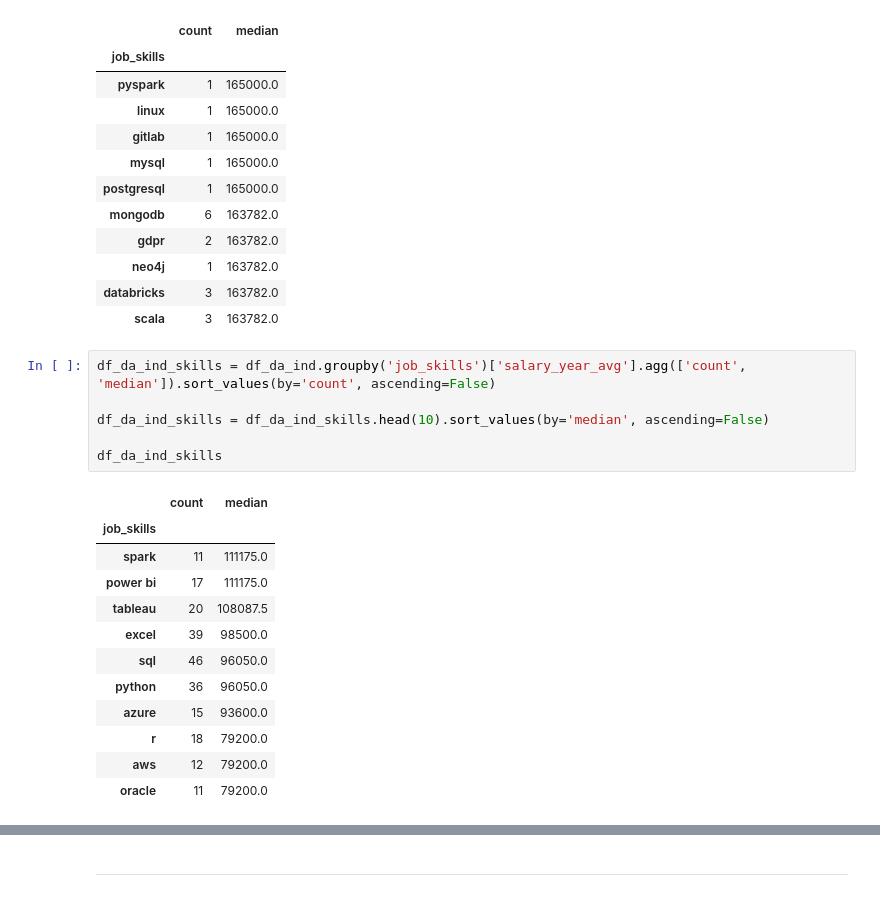
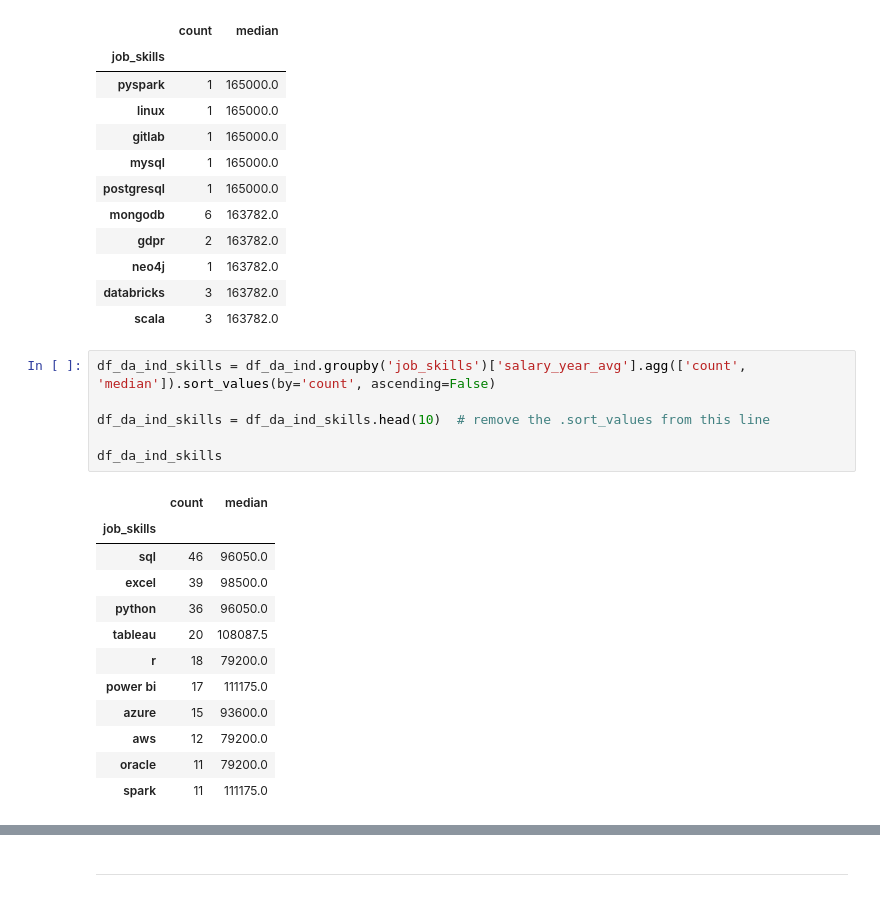
Before and after one commit to arnav-is-op/python_project_for_job_analysis, a Jupyter notebook: 1_python_data_project/3_Salary_Analysis.ipynb, the cells around one changed output, grey strips where cells are left out. Drawn from its saved outputs; the diff is of its cells as text.

```diff
--- a/1_python_data_project/3_Salary_Analysis.ipynb
+++ b/1_python_data_project/3_Salary_Analysis.ipynb
@@ -311,25 +307,25 @@ df_da_ind_top_pay
 | neo4j | 1 | 163782.0 |
 | databricks | 3 | 163782.0 |
 | scala | 3 | 163782.0 |
-# %%
-df_da_ind_skills = df_da_ind.groupby('job_skills')['salary_year_avg'].agg(['count', 'median']).sort_values(by='count', ascending=False)
-
-df_da_ind_skills = df_da_ind_skills.head(10).sort_values(by='median', ascending=False)
-
-df_da_ind_skills
-# %% [output]
-|  | count | median |
-| job_skills |  |  |
-| spark | 11 | 111175.0 |
-| power bi | 17 | 111175.0 |
-| tableau | 20 | 108087.5 |
-| excel | 39 | 98500.0 |
-| sql | 46 | 96050.0 |
-| python | 36 | 96050.0 |
-| azure | 15 | 93600.0 |
-| r | 18 | 79200.0 |
-| aws | 12 | 79200.0 |
-| oracle | 11 | 79200.0 |
+# %%
+df_da_ind_skills = df_da_ind.groupby('job_skills')['salary_year_avg'].agg(['count', 'median']).sort_values(by='count', ascending=False)
+
+df_da_ind_skills = df_da_ind_skills.head(10)  # remove the .sort_values from this line
+
+df_da_ind_skills
+# %% [output]
+|  | count | median |
+| job_skills |  |  |
+| sql | 46 | 96050.0 |
+| excel | 39 | 98500.0 |
+| python | 36 | 96050.0 |
+| tableau | 20 | 108087.5 |
+| r | 18 | 79200.0 |
+| power bi | 17 | 111175.0 |
+| azure | 15 | 93600.0 |
+| aws | 12 | 79200.0 |
+| oracle | 11 | 79200.0 |
+| spark | 11 | 111175.0 |
 # %%
 fig, ax = plt.subplots(2, 1)
 
```
Also changed, not shown: parts of 7 cells of this notebook, 2 other files.
